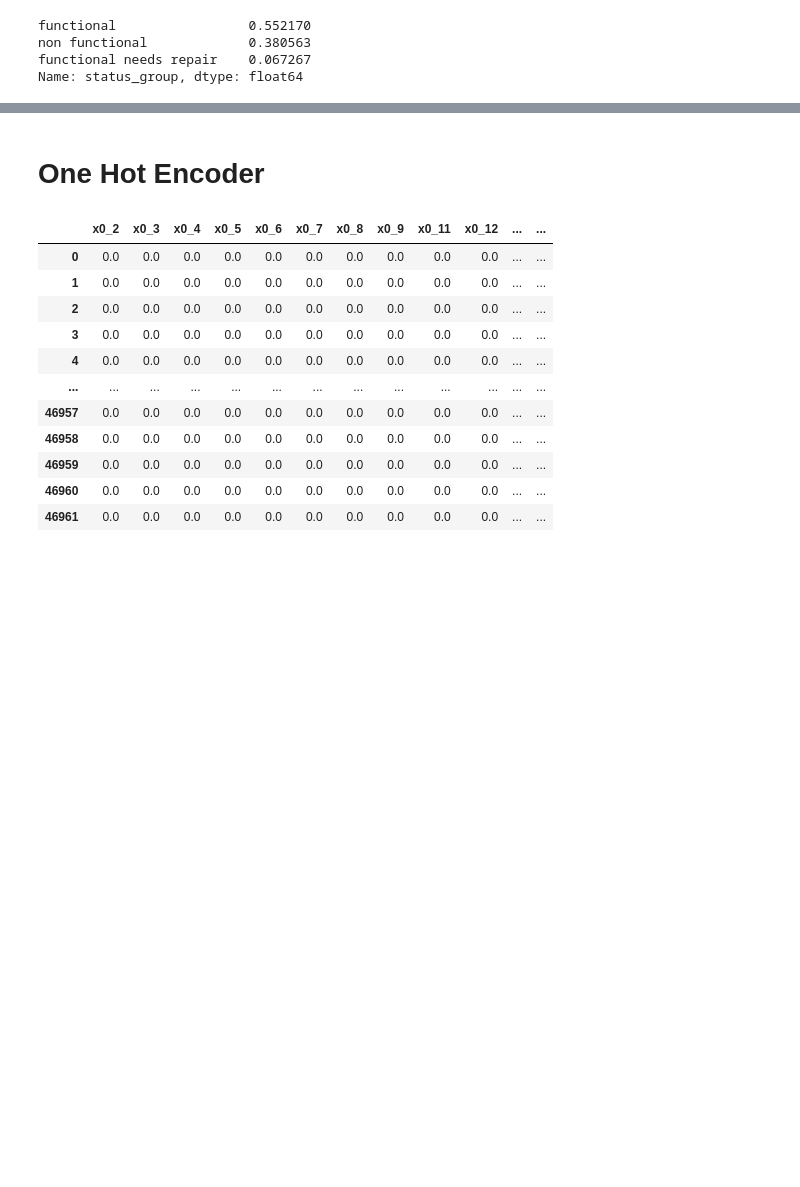
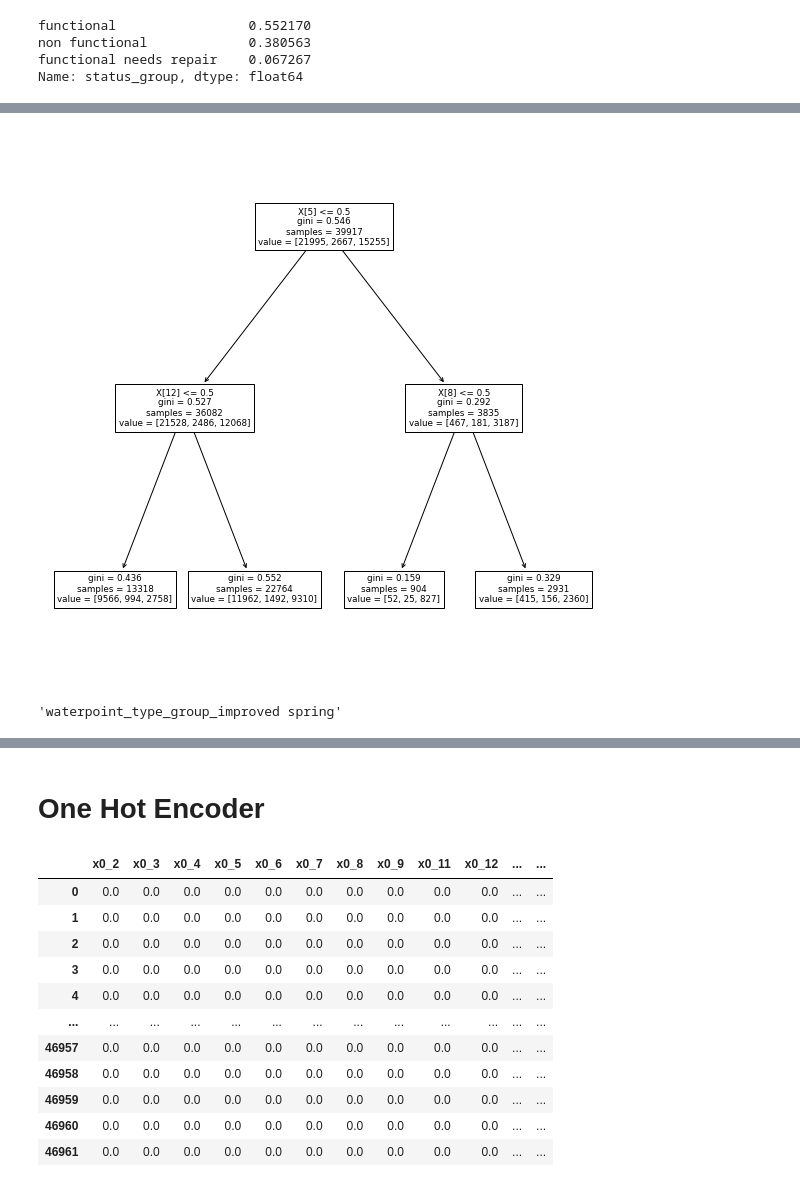
Before and after one commit to anniezhengaz/Phase3Projecct-Tanzanian_Water_Wells, a Jupyter notebook: eda-CLEAN-modeling.ipynb, the cells around one changed output, grey strips where cells are left out. Drawn from its saved outputs; the diff is of its cells as text; code cells hidden in the pictures; blank space fills up the shorter version.

```diff
--- a/eda-CLEAN-modeling.ipynb
+++ b/eda-CLEAN-modeling.ipynb
@@ -307,0 +341,9 @@ plt.show()
+# %%
+f, ax = plt.subplots(figsize=(10, 10))
+plot_tree(dt2, ax=ax);
+# %% [output]
+[figure, added]
+# %%
+tree2.columns[5]
+# %% [output]
+'waterpoint_type_group_improved spring'
```
Also changed, not shown: parts of 41 cells of this notebook.
